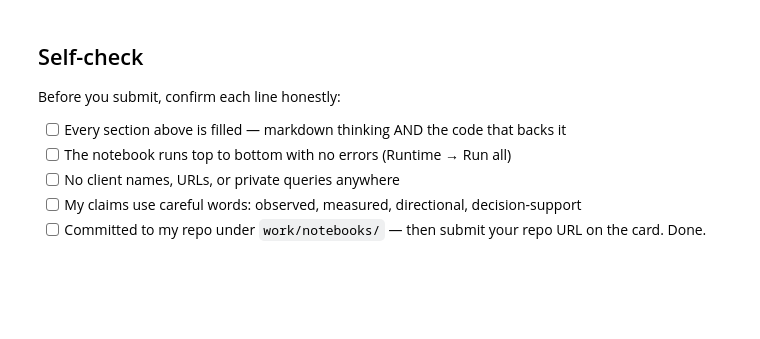
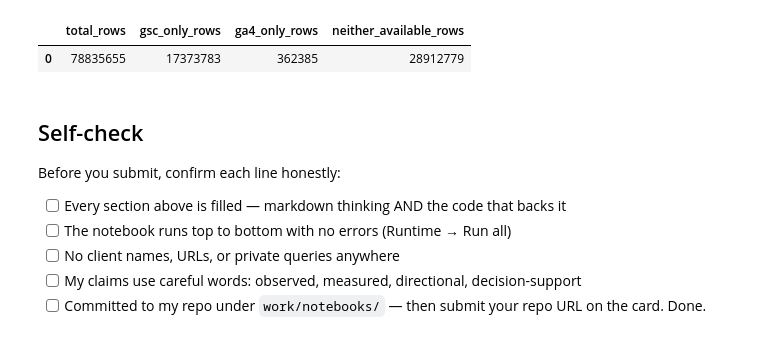
Before and after one commit to 124pritivarma6001-commits/flyrank_internship_ml, a Jupyter notebook: work/notebooks/w03_data_contract.ipynb, the cells around one changed output. Cells and saved outputs as stored; diff of their text form; code cells hidden in the pictures; blank space fills up the shorter version.

```diff
--- a/work/notebooks/w03_data_contract.ipynb
+++ b/work/notebooks/w03_data_contract.ipynb
@@ -37,3 +171,26 @@ This skeleton is yours to fill. Work the sections **in order** — each one has
+# %%
+limits_check = con.sql(f"""
+SELECT
+    COUNT(*) AS total_rows,
+    COUNT(*) FILTER (
+        WHERE gsc_data_available = TRUE
+        AND ga4_data_available = FALSE
+    ) AS gsc_only_rows,
+    COUNT(*) FILTER (
+        WHERE gsc_data_available = FALSE
+        AND ga4_data_available = TRUE
+    ) AS ga4_only_rows,
+    COUNT(*) FILTER (
+        WHERE gsc_data_available = FALSE
+        AND ga4_data_available = FALSE
+    ) AS neither_available_rows
+FROM {TABLES['fact_daily']}
+""").df()
+
+limits_check
+# %% [output]
+|  | total_rows | gsc_only_rows | ga4_only_rows | neither_available_rows |
+| 0 | 78835655 | 17373783 | 362385 | 28912779 |
 # %% [markdown]
 ## Self-check
 
```
Also changed, not shown: parts of 21 cells of this notebook.
